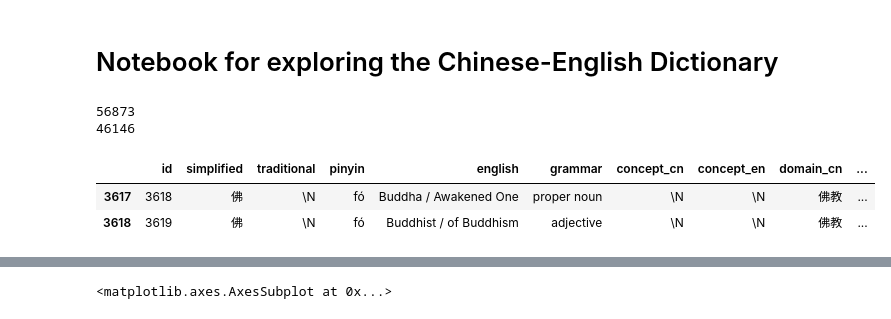
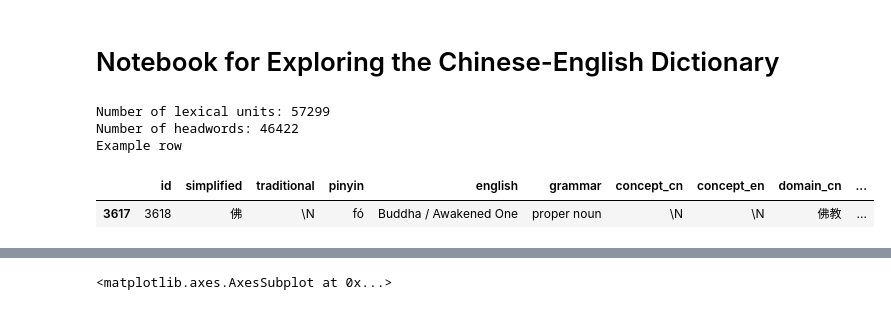
Before and after one commit to alexamies/chinesenotes.com, a Jupyter notebook: python/dictionary.ipynb, the cells around one changed output, grey strips where cells are left out. Drawn from its saved outputs; the diff is of its cells as text; code cells hidden in the pictures.

Commit message:
Jupyter notebooks

```diff
--- a/python/dictionary.ipynb
+++ b/python/dictionary.ipynb
@@ -1,37 +1,36 @@
 # %% [markdown]
-# Notebook for exploring the Chinese-English Dictionary
+# Notebook for Exploring the Chinese-English Dictionary
 # %%
 import re
 import pandas as pd
 import numpy as np
 import matplotlib.pyplot as plt
 %matplotlib inline
 
 # Load lexical units table
 colnames = ['id', 'simplified', 'traditional', 'pinyin',
             'english', 'grammar', 'concept_cn', 'concept_en',
             'domain_cn', 'domain_en', 'subdomain_cn', 'subdomain_en',
             'image', 'mp3', 'notes', 'headword']
 types = {'id': np.uint32, 'simplified': np.object, 'traditional': np.object,
         'pinyin': np.object, 'english': np.object, 'grammar': np.object,
         'concept_cn': np.object, 'concept_en': np.object,
         'domain_cn': np.object, 'domain_en': np.object, 'subdomain_cn': np.object,
          'subdomain_en': np.object, 'image': np.object, 'mp3': np.object,
          'notes': np.object, 'headword': np.uint32}
 df = pd.read_table('../data/words.txt', names=colnames, dtype=types)
-print df['id'].count() # Number of lexical units
+print "Number of lexical units: %d" % df['id'].count()
 
-# Unique headwords
-print len(df['headword'].unique())
+print "Number of headwords: %d" % len(df['headword'].unique())
 
-# Example row
-df[df.simplified == '佛']
+print "Example row"
+df[df.simplified == '佛'][:1]
 # %% [output]
-56873
-46146
+Number of lexical units: 57299
+Number of headwords: 46422
+Example row
 |  | id | simplified | traditional | pinyin | english | grammar | concept_cn | concept_en | domain_cn | ... |
 | 3617 | 3618 | 佛 | \N | fó | Buddha / Awakened One | proper noun | \N | \N | 佛教 | ... |
-| 3618 | 3619 | 佛 | \N | fó | Buddhist / of Buddhism | adjective | \N | \N | 佛教 | ... |
 # %%
 # Counts for different parts of speech
 df['grammar'].value_counts()
```
Also changed, not shown: parts of 4 cells of this notebook.
